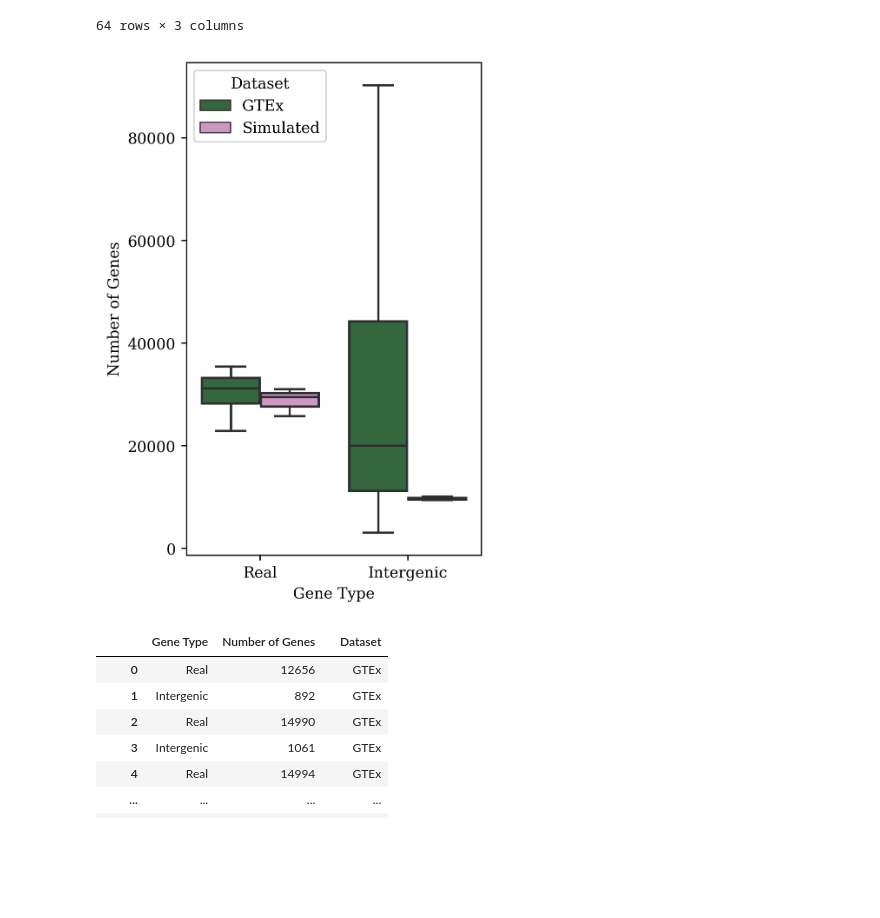
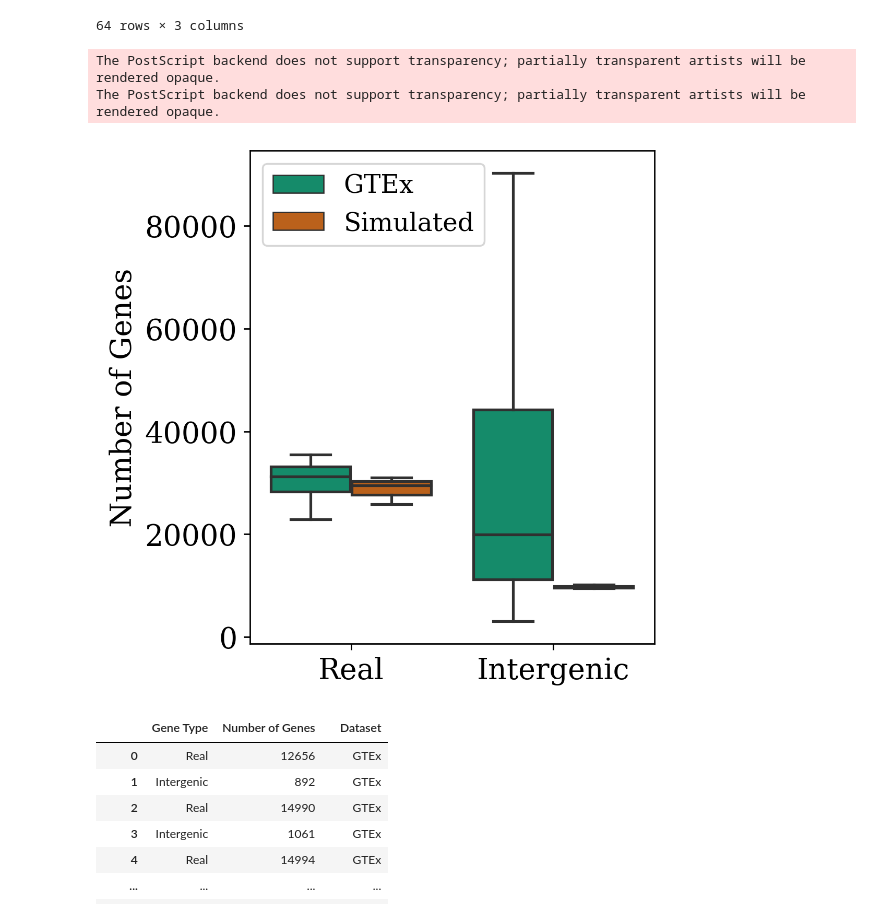
Before and after one commit to alevar/tx_noise, a Jupyter notebook: notebooks/simulation_stage5_results.ipynb, the cells around one changed output. Cells and saved outputs as stored; diff of their text form; code cells hidden in the pictures; blank space fills up the shorter version.

```diff
--- a/notebooks/simulation_stage5_results.ipynb
+++ b/notebooks/simulation_stage5_results.ipynb
@@ -15,12 +15,16 @@ from matplotlib import animation
 import seaborn as sns
 plt.rcParams['figure.figsize'] = (20.0, 10.0)
 plt.rcParams['font.family'] = "serif"
+plt.rcParams['font.size'] = 24
 %matplotlib inline
 # %%
 # declarations
 base_dir_data = "/ccb/salz8-1/avaraby/tx_noise/data/"
 base_dir_out = "/ccb/salz8-1/avaraby/tx_noise/full_analysis_t3_s10_26022020/GTEx_aggs/"
 out_dir = "/ccb/salz8-1/avaraby/tx_noise/full_analysis_t3_s10_26022020/sim_samples/"
+fig_dir = "/ccb/salz8-1/avaraby/tx_noise/full_analysis_t3_s10_26022020/figs/"
+if not os.path.exists(fig_dir):
+    os.makedirs(fig_dir)
 
 readlen = 101
 num_tissues = 3
@@ -56,10 +60,18 @@ for tissue_num in range(num_tissues):
         intronic_gtfs[tissue_num][-1]["tid"] = intronic_gtfs[tissue_num][-1].attributes.str.split("transcript_id \"",expand=True,n=1)[1].str.split("\"",expand=True,n=1)[0]
         intergenic_gtfs[tissue_num][-1]["tid"] = intergenic_gtfs[tissue_num][-1].attributes.str.split("transcript_id \"",expand=True,n=1)[1].str.split("\"",expand=True,n=1)[0]
 
-        real_gtfs[tissue_num][-1]["tpm"] = real_gtfs[tissue_num][-1].attributes.str.split("sim_tpm=",expand=True,n=1)[1].str.split(";",expand=True,n=1)[0].astype(float)
-        splicing_gtfs[tissue_num][-1]["tpm"] = splicing_gtfs[tissue_num][-1].attributes.str.split("sim_tpm=",expand=True,n=1)[1].str.split(";",expand=True,n=1)[0].astype(float)
-        intronic_gtfs[tissue_num][-1]["tpm"] = intronic_gtfs[tissue_num][-1].attributes.str.split("sim_tpm=",expand=True,n=1)[1].str.split(";",expand=True,n=1)[0].astype(float)
-        intergenic_gtfs[tissue_num][-1]["tpm"] = intergenic_gtfs[tissue_num][-1].attributes.str.split("sim_tpm=",expand=True,n=1)[1].str.split(";",expand=True,n=1)[0].astype(float)
+        real_tpm = pd.read_csv(out_dir+"real.t"+str(tissue_num)+"_s"+str(sample_num)+".tpm",names=["tpm"])
+        real_gtfs[tissue_num][-1] = pd.concat([real_gtfs[tissue_num][-1],real_tpm],axis=1)
+        splicing_tpm = pd.read_csv(out_dir+"splicing.t"+str(tissue_num)+"_s"+str(sample_num)+".tpm",names=["tpm"])
+        splicing_gtfs[tissue_num][-1] = pd.concat([splicing_gtfs[tissue_num][-1],splicing_tpm],axis=1)
+        intronic_tpm = pd.read_csv(out_dir+"intronic.t"+str(tissue_num)+"_s"+str(sample_num)+".tpm",names=["tpm"])
+        intronic_gtfs[tissue_num][-1] = pd.concat([intronic_gtfs[tissue_num][-1],intronic_tpm],axis=1)
+        intergenic_tpm = pd.read_csv(out_dir+"intergenic.t"+str(tissue_num)+"_s"+str(sample_num)+".tpm",names=["tpm"])
+        intergenic_gtfs[tissue_num][-1] = pd.concat([intergenic_gtfs[tissue_num][-1],intergenic_tpm],axis=1)
+#         real_gtfs[tissue_num][-1]["tpm"] = real_gtfs[tissue_num][-1].attributes.str.split("sim_tpm=",expand=True,n=1)[1].str.split(";",expand=True,n=1)[0].astype(float)
+#         splicing_gtfs[tissue_num][-1]["tpm"] = splicing_gtfs[tissue_num][-1].attributes.str.split("sim_tpm=",expand=True,n=1)[1].str.split(";",expand=True,n=1)[0].astype(float)
+#         intronic_gtfs[tissue_num][-1]["tpm"] = intronic_gtfs[tissue_num][-1].attributes.str.split("sim_tpm=",expand=True,n=1)[1].str.split(";",expand=True,n=1)[0].astype(float)
+#         intergenic_gtfs[tissue_num][-1]["tpm"] = intergenic_gtfs[tissue_num][-1].attributes.str.split("sim_tpm=",expand=True,n=1)[1].str.split(";",expand=True,n=1)[0].astype(float)
 # %%
 num_locs_tissue_real = list()
 num_locs_tissue_intergenic = list()
@@ -139,14 +151,19 @@ res_tloc_df
 | 63 | Intergenic | 9451 | Simulated |
 64 rows × 3 columns
 # %%
-fig = plt.figure(figsize=(3.5,6),dpi=250)
-ax = sns.boxplot(x="Gene Type",y="Number of Genes",hue="Dataset",data=res_tloc_df,palette="cubehelix")
+plt.rcParams['font.size'] = 16
+fig = plt.figure(figsize=(4,5),dpi=250)
+ax = sns.boxplot(x="Gene Type",y="Number of Genes",hue="Dataset",data=res_tloc_df,palette=sns.color_palette("colorblind",4)[2:])
 # ax.set_title("Number of Genes per Tissue in GTEx\nand Simulated Datasets")
-ax.set_xlabel("Gene Type")
+ax.set_xlabel("")
 ax.set_ylabel("Number of Genes")
+legend = plt.legend(loc='upper left',fontsize=14)
+fig.savefig(fig_dir+"num_genes_tissue.eps", format='eps')
 plt.show()
 # %% [output]
+The PostScript backend does not support transparency; partially transparent artists will be rendered opaque.
+The PostScript backend does not support transparency; partially transparent artists will be rendered opaque.
-[figure, old version]
+[figure, new version]
 # %%
 s_loc = pd.read_csv(base_dir_out+"res.num_locs_sample")
 s_loc = s_loc[["all_real","intergenic"]]
```
Also changed, not shown: parts of 13 cells of this notebook, 5 other files.
